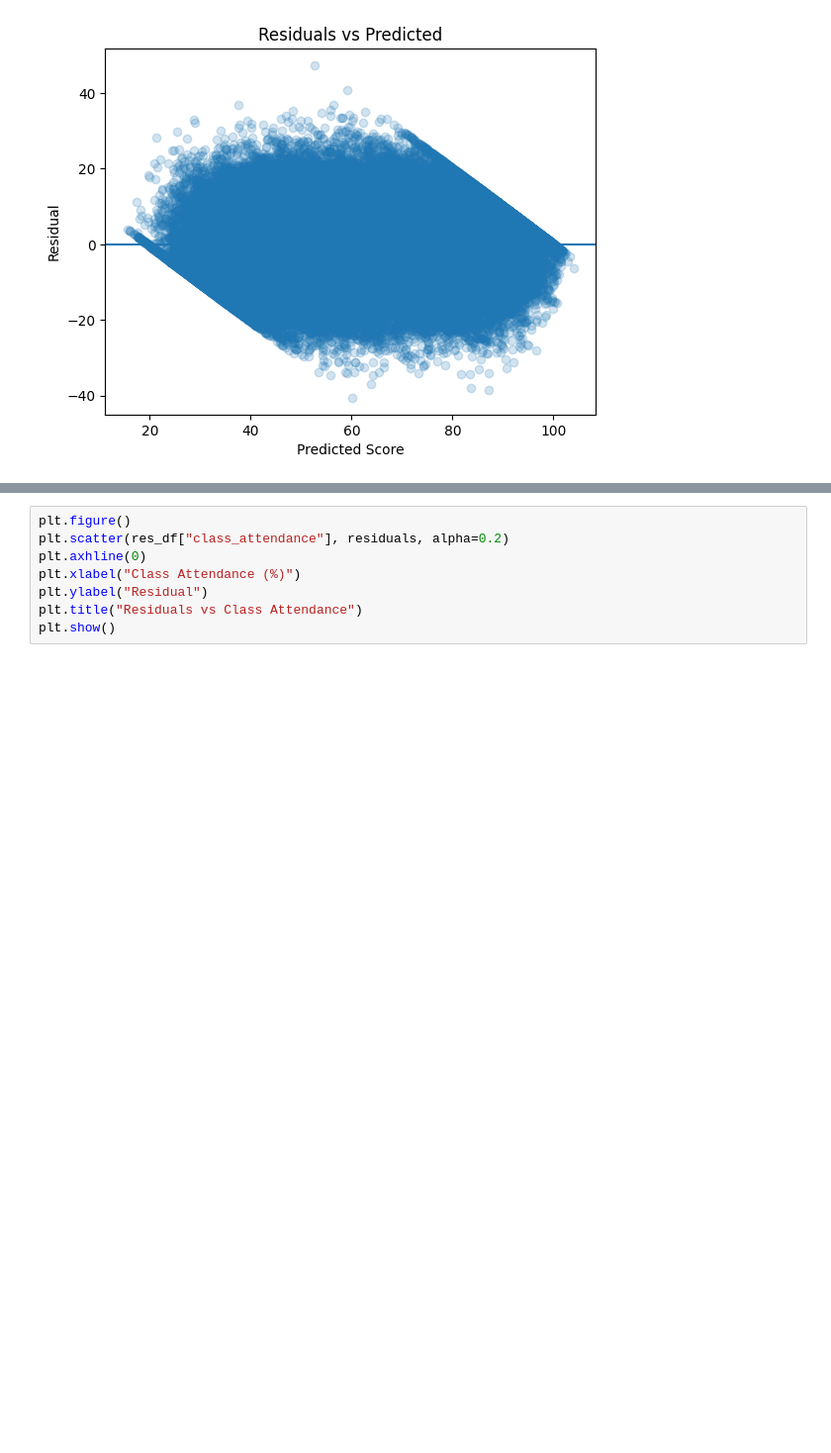
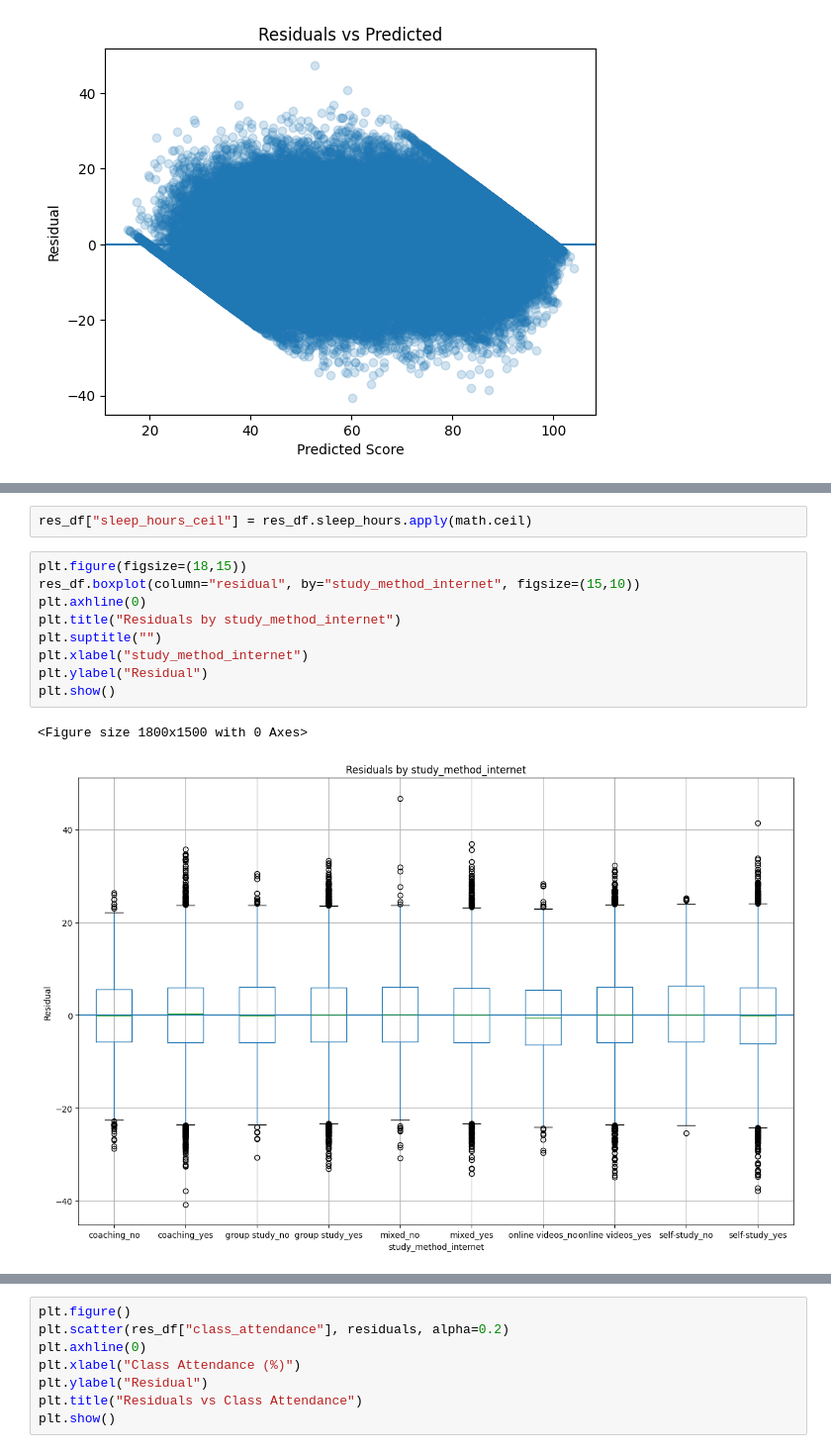
Before and after one commit to cringe-syco/ML, a Jupyter notebook: data/student_test_scores/notebooks/eda.ipynb, the cells around one changed output, grey strips where cells are left out. Shown at 99% size. Drawn from its saved outputs; the diff is of its cells as text; blank space fills up the shorter version.

```diff
--- a/data/student_test_scores/notebooks/eda.ipynb
+++ b/data/student_test_scores/notebooks/eda.ipynb
@@ -318,0 +421,14 @@ plt.show()
+# %%
+res_df["sleep_hours_ceil"] = res_df.sleep_hours.apply(math.ceil)
+# %%
+plt.figure(figsize=(18,15))
+res_df.boxplot(column="residual", by="study_method_internet", figsize=(15,10))
+plt.axhline(0)
+plt.title("Residuals by study_method_internet")
+plt.suptitle("")
+plt.xlabel("study_method_internet")
+plt.ylabel("Residual")
+plt.show()
+# %% [output]
+<Figure size 1800x1500 with 0 Axes>
+[figure, added]
```
Also changed, not shown: parts of 12 cells of this notebook, 1 other file.
